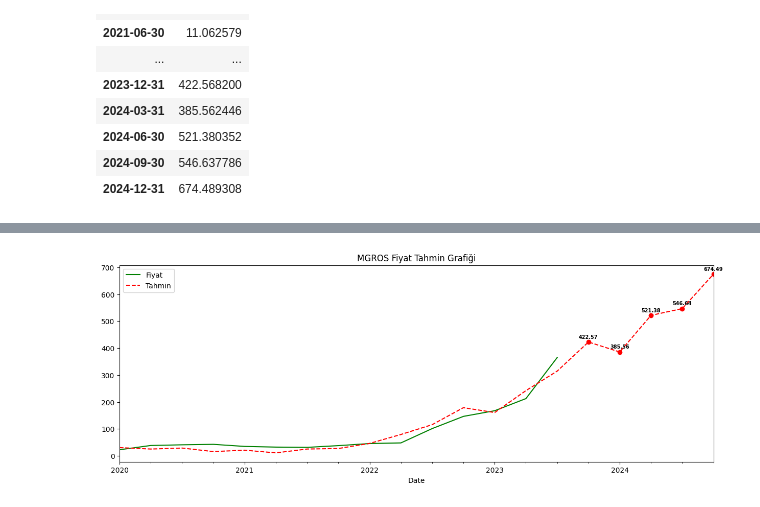
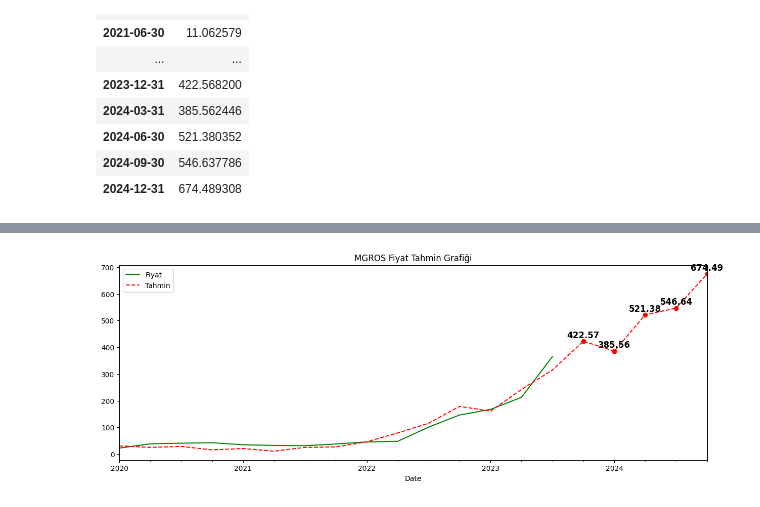
Before and after one commit to huseyinoymak/Hisse-Degerleme-Fiyat-Tahmini, a Jupyter notebook: mgrostahmin.ipynb, the cells around one changed output, grey strips where cells are left out. Saved outputs shown, nothing was run; the diff lists cells and outputs as text; code cells hidden in the pictures.

```diff
--- a/mgrostahmin.ipynb
+++ b/mgrostahmin.ipynb
@@ -397,14 +397,14 @@ Freq: Q-DEC, Name: Fiyat, dtype: float64
 # %%
 
 y.tail(15).plot(kind="line",title="MGROS Fiyat Grafiği",color="green",alpha=1)
 tahmin3["Tahmin"].tail(20).plot(kind="line",figsize=(15,5),title="MGROS Fiyat Tahmin Grafiği",color="red",linestyle="--",alpha=1)
 plt.scatter(tahmin3.index[-5::],tahmin3["Tahmin"][-5::],color="red")
 for i in range(-4,0):
-    plt.annotate(str(round(tahmin3["Tahmin"][i],2)), (tahmin3.index[i], tahmin3["Tahmin"][i]), textcoords="offset points", xytext=(0,5), ha='center',weight="bold",fontsize=7)
+    plt.annotate(str(round(tahmin3["Tahmin"][i],2)), (tahmin3.index[i], tahmin3["Tahmin"][i]), textcoords="offset points", xytext=(0,5), ha='center',weight="bold",fontsize=12)
 for i in range(-5,-4):
-    plt.annotate(str(round(tahmin3["Tahmin"][i],2)), (tahmin3.index[i], tahmin3["Tahmin"][i]), textcoords="offset points", xytext=(0,5), ha='center',weight="bold",fontsize=7)
+    plt.annotate(str(round(tahmin3["Tahmin"][i],2)), (tahmin3.index[i], tahmin3["Tahmin"][i]), textcoords="offset points", xytext=(0,5), ha='center',weight="bold",fontsize=12)
 
 plt.legend()
 plt.show()
 # %% [output]
-[figure, old version]
+[figure, new version]
```
